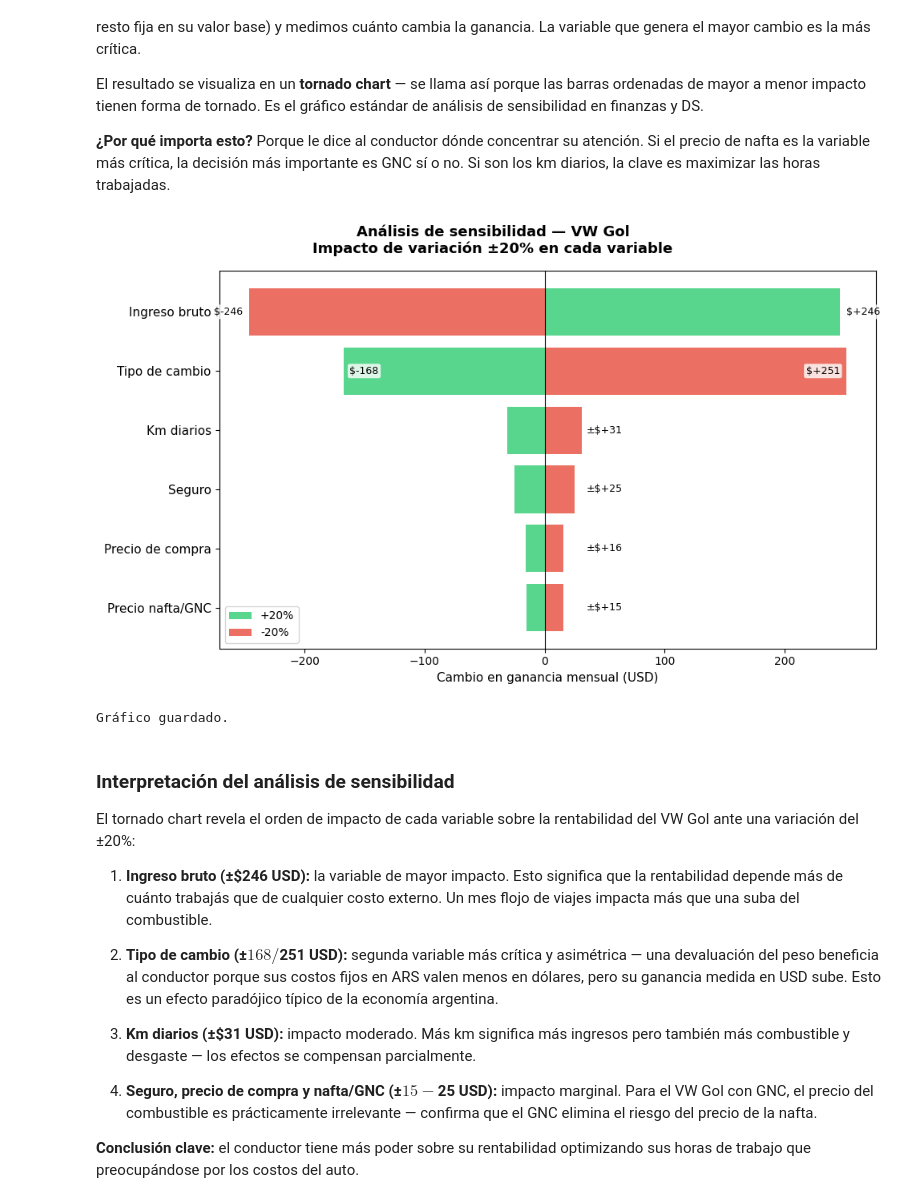
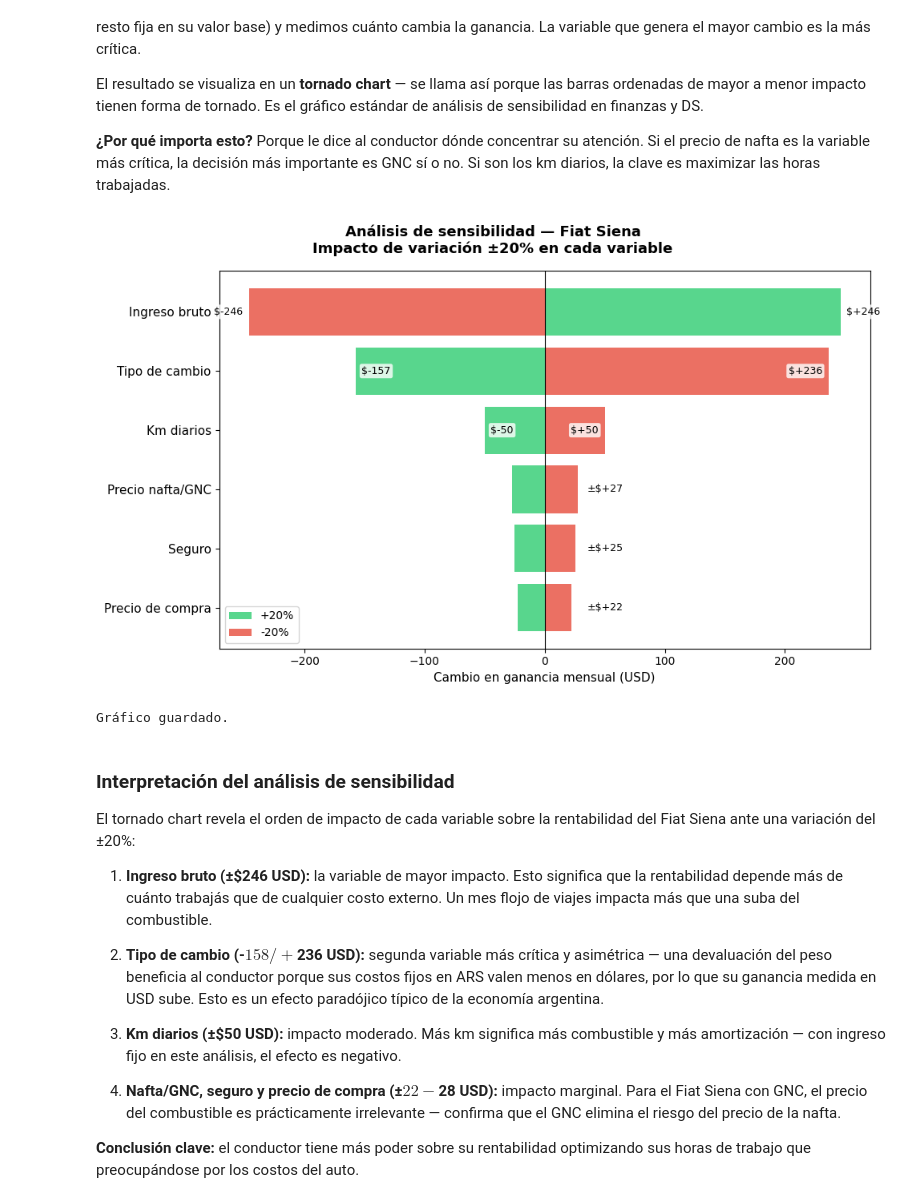
Before and after one commit to francataldi/cabify-rentabilidad-argentina, a Jupyter notebook: notebooks/04_montecarlo.ipynb, the cells around one changed output. Drawn from its saved outputs; the diff is of its cells as text; code cells hidden in the pictures.

```diff
--- a/notebooks/04_montecarlo.ipynb
+++ b/notebooks/04_montecarlo.ipynb
@@ -313,10 +325,10 @@ atención. Si el precio de nafta es la variable más crítica, la decisión más
 importante es GNC sí o no. Si son los km diarios, la clave es maximizar las
 horas trabajadas.
 # %%
-# Análisis de sensibilidad para el VW Gol (el modelo ganador)
+# Análisis de sensibilidad para el Fiat Siena (el modelo ganador)
 # Variamos cada variable ±20% y medimos el impacto en ganancia
 
-modelo_ref = "VW Gol"
+modelo_ref = "Fiat Siena"
 precio_ref = precio_mediano[modelo_ref]
 consumo_ref = consumo_por_modelo[modelo_ref]
 gnc_ref = tiene_gnc[modelo_ref]
@@ -401,55 +413,55 @@ fig.suptitle(f"Análisis de sensibilidad — {modelo_ref}\nImpacto de variación
 
 y_pos = range(len(df_sens))
 ax.barh(y_pos, df_sens["impacto_alto"], color="#2ecc71", alpha=0.8, label="+20%")
 ax.barh(y_pos, df_sens["impacto_bajo"], color="#e74c3c", alpha=0.8, label="-20%")
 ax.axvline(0, color="black", linewidth=0.8)
 ax.set_yticks(y_pos)
 ax.set_yticklabels(df_sens["variable"], fontsize=11)
 ax.set_xlabel("Cambio en ganancia mensual (USD)", fontsize=11)
 ax.legend(fontsize=10)
 
 for i, row in enumerate(df_sens.itertuples()):
     impacto_total = abs(row.impacto_alto) + abs(row.impacto_bajo)
 
     if impacto_total > 80:  # barras grandes — label afuera
         ax.text(row.impacto_alto + 5, i, f"${row.impacto_alto:+.0f}",
                 va="center", fontsize=9, color="black",
                 bbox=dict(boxstyle="round,pad=0.2", facecolor="white", alpha=0.8, edgecolor="none"))
         ax.text(row.impacto_bajo - 5, i, f"${row.impacto_bajo:+.0f}",
                 va="center", fontsize=9, color="black", ha="right",
                 bbox=dict(boxstyle="round,pad=0.2", facecolor="white", alpha=0.8, edgecolor="none"))
     else:  # barras chicas — un solo label a la derecha
         ax.text(35, i, f"±${abs(row.impacto_alto):+.0f}",
                 va="center", fontsize=9, color="black",
                 bbox=dict(boxstyle="round,pad=0.2", facecolor="white", alpha=0.8, edgecolor="none"))
 
 plt.tight_layout()
 plt.savefig("../reports/figures/04_sensibilidad_tornado.png", dpi=150, bbox_inches="tight")
 plt.show()
 print("Gráfico guardado.")
 # %% [output]
-[figure, old version]
+[figure, new version]
 Gráfico guardado.
 # %% [markdown]
 ### Interpretación del análisis de sensibilidad
 
 El tornado chart revela el orden de impacto de cada variable sobre la rentabilidad
-del VW Gol ante una variación del ±20%:
+del Fiat Siena ante una variación del ±20%:
 
 1. **Ingreso bruto (±$246 USD):** la variable de mayor impacto. Esto significa que
    la rentabilidad depende más de cuánto trabajás que de cualquier costo externo.
    Un mes flojo de viajes impacta más que una suba del combustible.
 
-2. **Tipo de cambio (±$168/$251 USD):** segunda variable más crítica y asimétrica —
+2. **Tipo de cambio (-$158/+$236 USD):** segunda variable más crítica y asimétrica —
    una devaluación del peso beneficia al conductor porque sus costos fijos en ARS
-   valen menos en dólares, pero su ganancia medida en USD sube. Esto es un efecto
-   paradójico típico de la economía argentina.
+   valen menos en dólares, por lo que su ganancia medida en USD sube. Esto es un
+   efecto paradójico típico de la economía argentina.
 
-3. **Km diarios (±$31 USD):** impacto moderado. Más km significa más ingresos pero
-   también más combustible y desgaste — los efectos se compensan parcialmente.
+3. **Km diarios (±$50 USD):** impacto moderado. Más km significa más combustible
+   y más amortización — con ingreso fijo en este análisis, el efecto es negativo.
 
-4. **Seguro, precio de compra y nafta/GNC (±$15-$25 USD):** impacto marginal.
-   Para el VW Gol con GNC, el precio del combustible es prácticamente irrelevante
+4. **Nafta/GNC, seguro y precio de compra (±$22-$28 USD):** impacto marginal.
+   Para el Fiat Siena con GNC, el precio del combustible es prácticamente irrelevante
    — confirma que el GNC elimina el riesgo del precio de la nafta.
 
 **Conclusión clave:** el conductor tiene más poder sobre su rentabilidad
```
Also changed, not shown: parts of 6 cells of this notebook, 12 other files.
